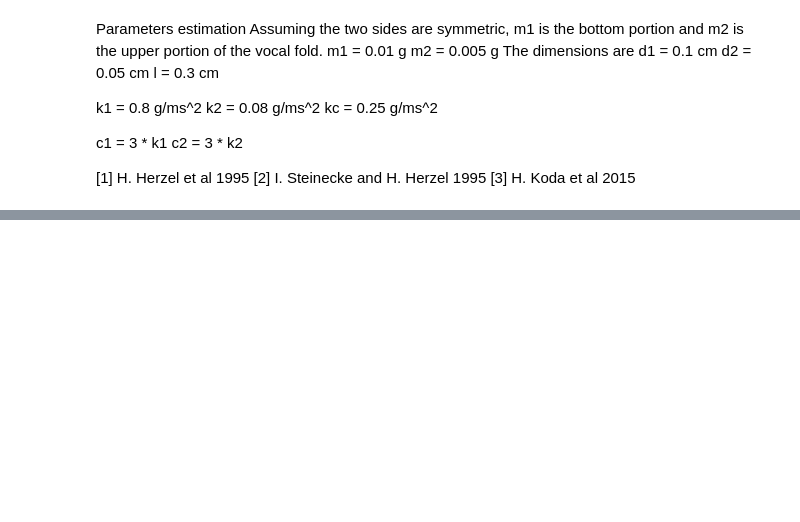
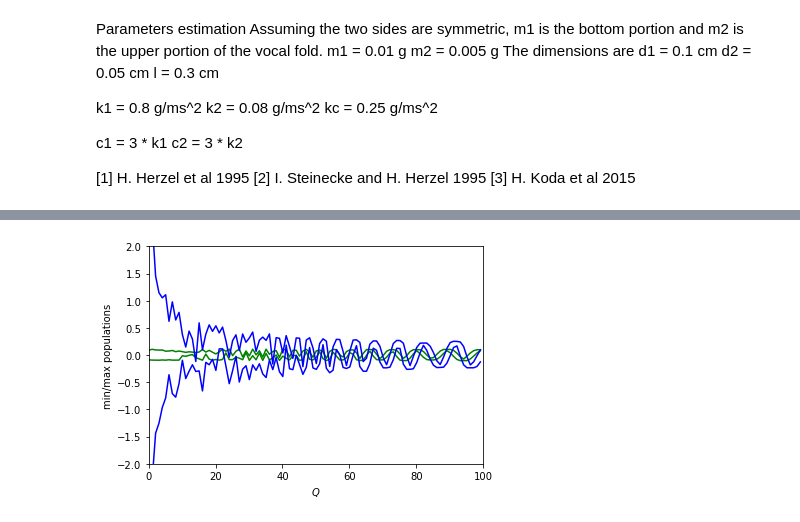
Before and after one commit to yisiszhang/two_mass_model, a Jupyter notebook: two_mass_model.ipynb, the cells around one changed output, grey strips where cells are left out. Cells and saved outputs as stored; diff of their text form; code cells hidden in the pictures; blank space fills up the shorter version.

```diff
--- a/two_mass_model.ipynb
+++ b/two_mass_model.ipynb
@@ -186,0 +222,14 @@ plt.show()
+# %%
+plt.plot(QQ, ymin[:,0], 'g', label='resource')
+plt.plot(QQ, ymax[:,0], 'g')
+plt.plot(QQ, ymin[:,1], 'b', label='consumer')
+plt.plot(QQ, ymax[:,1], 'b')
+plt.xlabel('$Q$')
+plt.ylabel('min/max populations')
+#plt.legend(loc='best')
+# use a log scale in the y-axis
+#plt.yscale('log')
+plt.axis([0, 100, -2, 2])
+plt.show()
+# %% [output]
+[figure, added]
```
Also changed, not shown: parts of 5 cells of this notebook.
